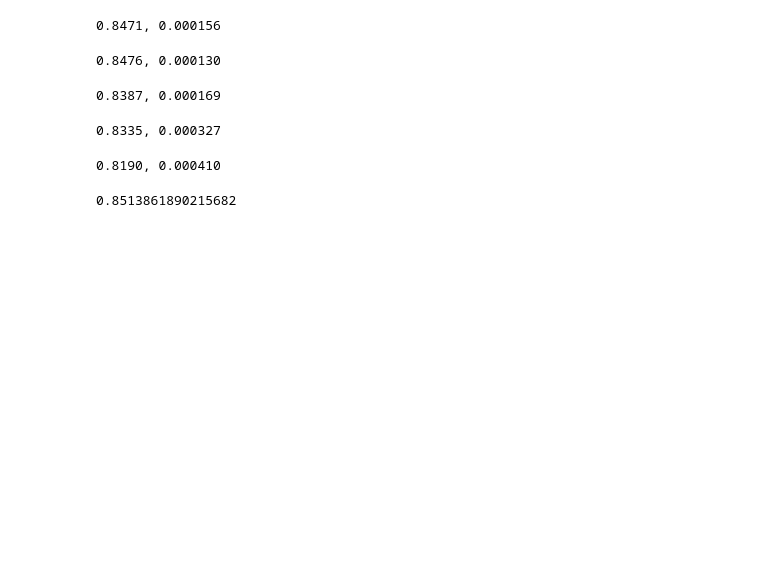
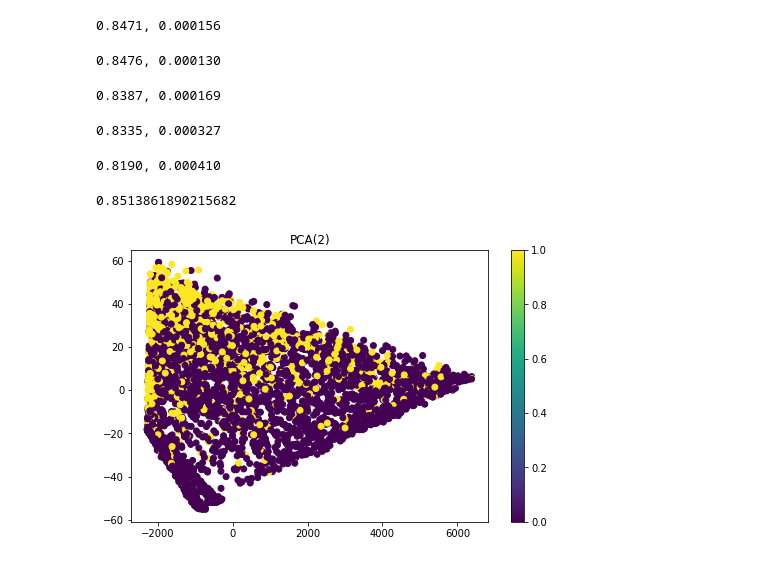
Before and after one commit to MitrofanovDmitry/study, a Jupyter notebook: practice/60 customer churn (dls)/2.ipynb, the cells around one changed output. Saved outputs shown, nothing was run; the diff lists cells and outputs as text; code cells hidden in the pictures; blank space fills up the shorter version.

```diff
--- a/practice/60 customer churn (dls)/2.ipynb
+++ b/practice/60 customer churn (dls)/2.ipynb
@@ -282,3 +291,39 @@ roc_auc_score(test_data[target_col], model.predict_proba(test_data[cat_cols_])[:
 # accuracy_score(train_data[target_col], model.predict(train_data[cat_cols_]))
 # %% [output]
 0.8513861890215682
+# %%
+from sklearn.decomposition import PCA
+from sklearn.decomposition import TruncatedSVD # LSA
+
+from sklearn.manifold import MDS
+from sklearn.manifold import LocallyLinearEmbedding
+from sklearn.manifold import Isomap
+from sklearn.manifold import TSNE
+
+from sklearn.cluster import DBSCAN
+from sklearn.cluster import KMeans
+from sklearn.cluster import MiniBatchKMeans
+from sklearn.cluster import AgglomerativeClustering
+from sklearn.mixture import GaussianMixture
+
+from umap import UMAP
+from hdbscan import HDBSCAN
+
+def scatter_2dim(X_projected, y, title):
+    plt.figure(figsize=(8,5))
+    plt.scatter(X_projected[:,0], X_projected[:,1], c=y)
+    plt.title(title)
+    plt.colorbar();
+
+data = pd.read_csv('./train.csv')
+data['TotalSpent'] = pd.to_numeric(data['TotalSpent'], errors='coerce')
+data[num_cols] = data[num_cols].fillna(data[num_cols].mean())
+data[cat_cols] = data[cat_cols].fillna(data[num_cols].median()[0])
+
+data = pd.get_dummies(data, columns=cat_cols)
+X, y = data[num_cols], data['Churn']
+# %%
+X_pca_2 = PCA(n_components=2, random_state=42).fit_transform(X)
+scatter_2dim(X_pca_2, y, 'PCA(2)')
+# %% [output]
+[figure, added]
```
Also changed, not shown: parts of 12 cells of this notebook, 9 other files.
